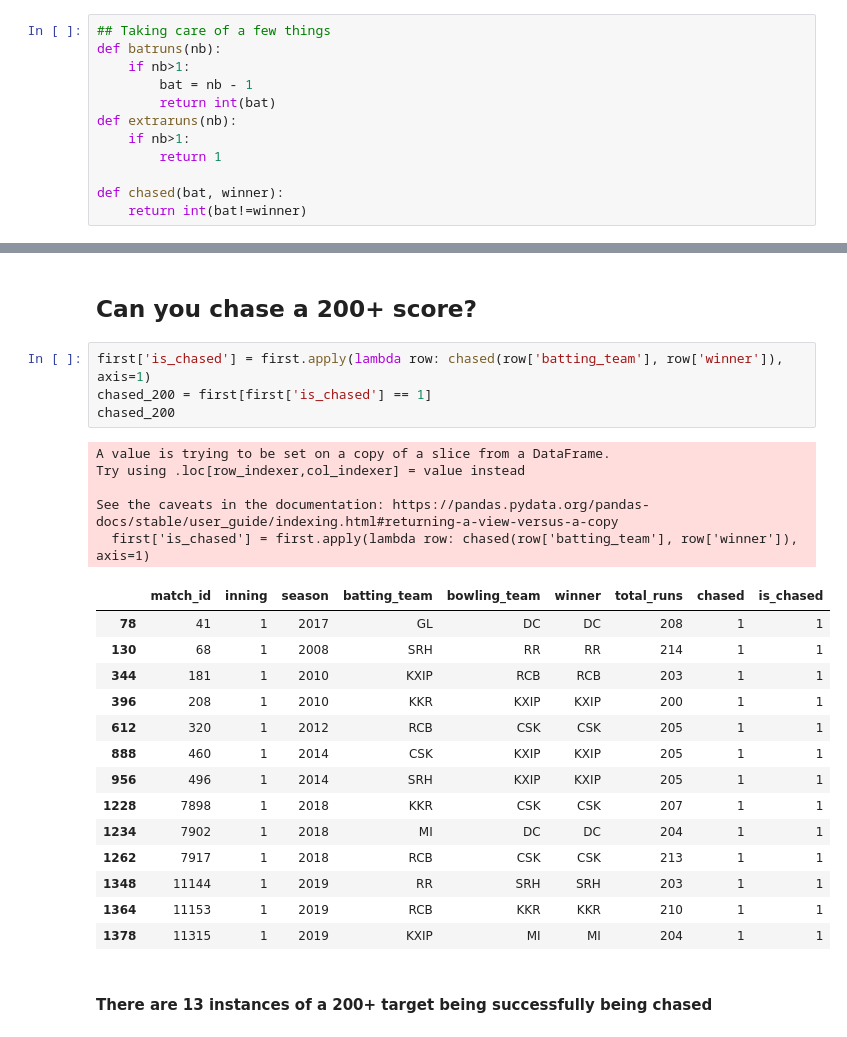
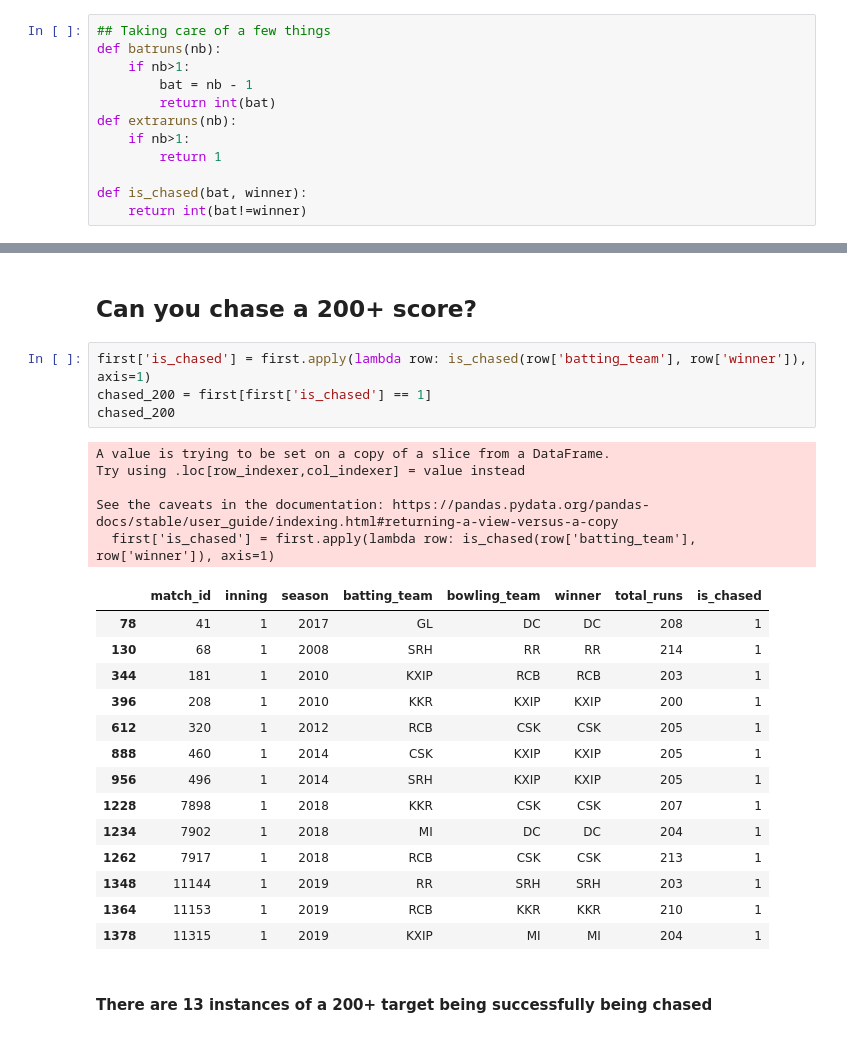
Before and after one commit to prateek-ml/ipl-eda, a Jupyter notebook: IPL EDA - II.ipynb, the cells around one changed output, grey strips where cells are left out. Drawn from its saved outputs; the diff is of its cells as text.

```diff
--- a/IPL EDA - II.ipynb
+++ b/IPL EDA - II.ipynb
@@ -57,7 +57,7 @@ def extraruns(nb):
     if nb>1:
         return 1
 
-def chased(bat, winner):
+def is_chased(bat, winner):
     return int(bat!=winner)
 # %%
 deliv['batsman_runs'] = deliv.apply(lambda row: batruns(row['noball_runs']), axis=1)
@@ -380,29 +384,29 @@ sns.barplot(x='batting_team', y='match_id', data=teams, hue='inning')
 # %% [markdown]
 ## Can you chase a 200+ score?
 # %%
-first['is_chased'] = first.apply(lambda row: chased(row['batting_team'], row['winner']), axis=1)
+first['is_chased'] = first.apply(lambda row: is_chased(row['batting_team'], row['winner']), axis=1)
 chased_200 = first[first['is_chased'] == 1]
 chased_200
 # %% [output]
 A value is trying to be set on a copy of a slice from a DataFrame.
 Try using .loc[row_indexer,col_indexer] = value instead
 
 See the caveats in the documentation: https://pandas.pydata.org/pandas-docs/stable/user_guide/indexing.html#returning-a-view-versus-a-copy
-  first['is_chased'] = first.apply(lambda row: chased(row['batting_team'], row['winner']), axis=1)
+  first['is_chased'] = first.apply(lambda row: is_chased(row['batting_team'], row['winner']), axis=1)
-|  | match_id | inning | season | batting_team | bowling_team | winner | total_runs | chased | is_chased |
-| 78 | 41 | 1 | 2017 | GL | DC | DC | 208 | 1 | 1 |
-| 130 | 68 | 1 | 2008 | SRH | RR | RR | 214 | 1 | 1 |
-| 344 | 181 | 1 | 2010 | KXIP | RCB | RCB | 203 | 1 | 1 |
-| 396 | 208 | 1 | 2010 | KKR | KXIP | KXIP | 200 | 1 | 1 |
-| 612 | 320 | 1 | 2012 | RCB | CSK | CSK | 205 | 1 | 1 |
-| 888 | 460 | 1 | 2014 | CSK | KXIP | KXIP | 205 | 1 | 1 |
-| 956 | 496 | 1 | 2014 | SRH | KXIP | KXIP | 205 | 1 | 1 |
-| 1228 | 7898 | 1 | 2018 | KKR | CSK | CSK | 207 | 1 | 1 |
-| 1234 | 7902 | 1 | 2018 | MI | DC | DC | 204 | 1 | 1 |
-| 1262 | 7917 | 1 | 2018 | RCB | CSK | CSK | 213 | 1 | 1 |
-| 1348 | 11144 | 1 | 2019 | RR | SRH | SRH | 203 | 1 | 1 |
-| 1364 | 11153 | 1 | 2019 | RCB | KKR | KKR | 210 | 1 | 1 |
-| 1378 | 11315 | 1 | 2019 | KXIP | MI | MI | 204 | 1 | 1 |
+|  | match_id | inning | season | batting_team | bowling_team | winner | total_runs | is_chased |
+| 78 | 41 | 1 | 2017 | GL | DC | DC | 208 | 1 |
+| 130 | 68 | 1 | 2008 | SRH | RR | RR | 214 | 1 |
+| 344 | 181 | 1 | 2010 | KXIP | RCB | RCB | 203 | 1 |
+| 396 | 208 | 1 | 2010 | KKR | KXIP | KXIP | 200 | 1 |
+| 612 | 320 | 1 | 2012 | RCB | CSK | CSK | 205 | 1 |
+| 888 | 460 | 1 | 2014 | CSK | KXIP | KXIP | 205 | 1 |
+| 956 | 496 | 1 | 2014 | SRH | KXIP | KXIP | 205 | 1 |
+| 1228 | 7898 | 1 | 2018 | KKR | CSK | CSK | 207 | 1 |
+| 1234 | 7902 | 1 | 2018 | MI | DC | DC | 204 | 1 |
+| 1262 | 7917 | 1 | 2018 | RCB | CSK | CSK | 213 | 1 |
+| 1348 | 11144 | 1 | 2019 | RR | SRH | SRH | 203 | 1 |
+| 1364 | 11153 | 1 | 2019 | RCB | KKR | KKR | 210 | 1 |
+| 1378 | 11315 | 1 | 2019 | KXIP | MI | MI | 204 | 1 |
 # %% [markdown]
 #### There are 13 instances of a 200+ target being successfully being chased
 # %% [markdown]
```
Also changed, not shown: parts of 5 cells of this notebook, 1 other file.
